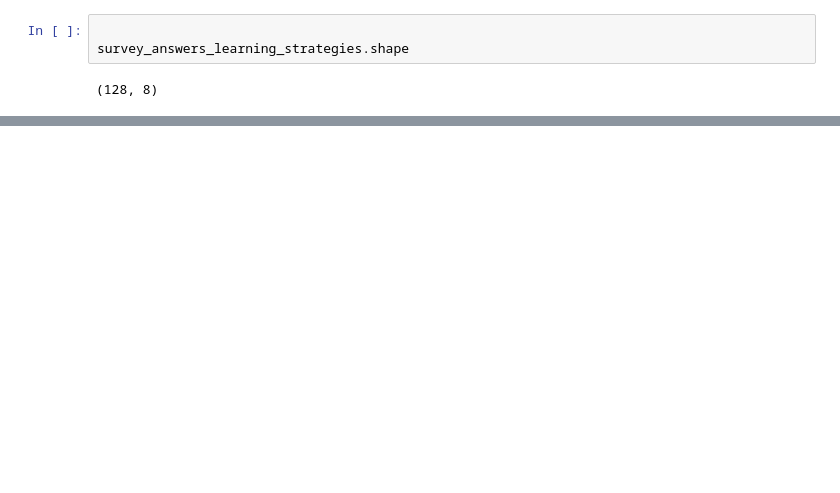
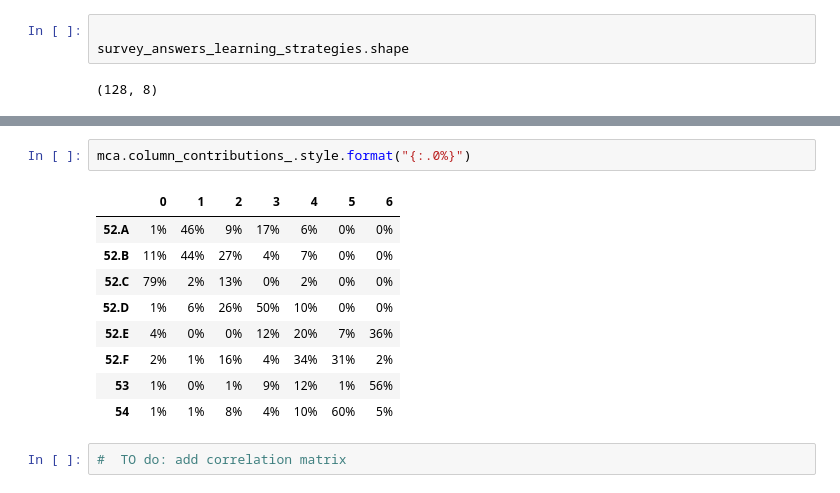
Before and after one commit to Hakan-Erol/bachelor-thesis, a Jupyter notebook: Thesis_code.ipynb, the cells around one changed output, grey strips where cells are left out. Cells and saved outputs as stored; diff of their text form; blank space fills up the shorter version.

```diff
--- a/Thesis_code.ipynb
+++ b/Thesis_code.ipynb
@@ -179,0 +216,14 @@ mca.eigenvalues_summary
+# %%
+mca.column_contributions_.style.format("{:.0%}")
+# %% [output]
+|  | 0 | 1 | 2 | 3 | 4 | 5 | 6 |
+| 52.A | 1% | 46% | 9% | 17% | 6% | 0% | 0% |
+| 52.B | 11% | 44% | 27% | 4% | 7% | 0% | 0% |
+| 52.C | 79% | 2% | 13% | 0% | 2% | 0% | 0% |
+| 52.D | 1% | 6% | 26% | 50% | 10% | 0% | 0% |
+| 52.E | 4% | 0% | 0% | 12% | 20% | 7% | 36% |
+| 52.F | 2% | 1% | 16% | 4% | 34% | 31% | 2% |
+| 53 | 1% | 0% | 1% | 9% | 12% | 1% | 56% |
+| 54 | 1% | 1% | 8% | 4% | 10% | 60% | 5% |
+# %%
+#  TO do: add correlation matrix
```
Also changed, not shown: parts of 7 cells of this notebook.
